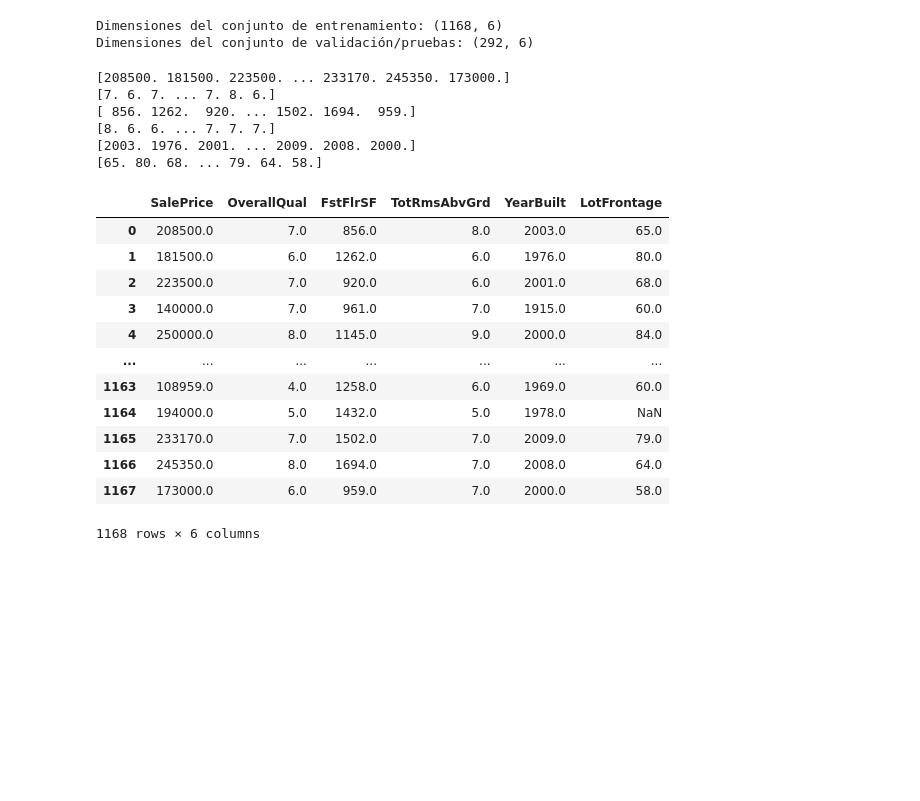
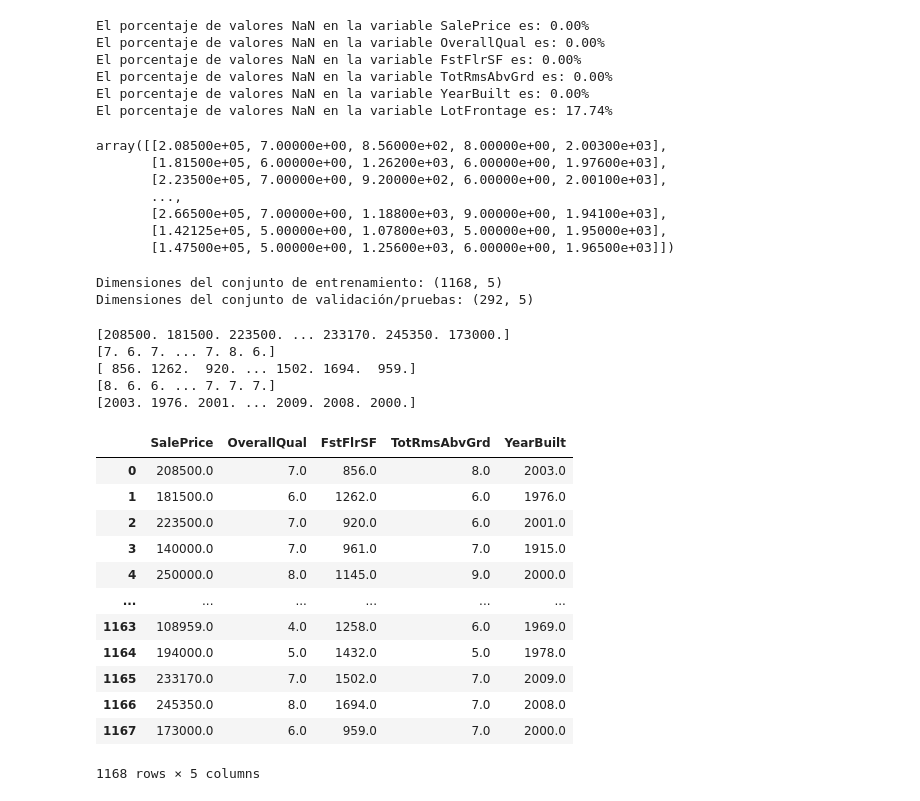
Before and after one commit to dihego2402/ASfifds, a Jupyter notebook: Proyecto.ipynb, the cells around one changed output. Drawn from its saved outputs; the diff is of its cells as text; code cells hidden in the pictures; blank space fills up the shorter version.

```diff
--- a/Proyecto.ipynb
+++ b/Proyecto.ipynb
@@ -16,60 +60,91 @@ dataset = np.load("/Users/diegoalvarez/Documents/Maestria/Python/Proyecto/proyec
+# %%
+#Revisión de datos NaN
+porcentaje_nan_s = (df['SP'].isna().sum() / len(df['SP'])) * 100
+porcentaje_nan_o = (df['OQ'].isna().sum() / len(df['OQ'])) * 100
+porcentaje_nan_f = (df['FFSF'].isna().sum() / len(df['FFSF'])) * 100
+porcentaje_nan_t = (df['TRAG'].isna().sum() / len(df['TRAG'])) * 100
+porcentaje_nan_y = (df['YB'].isna().sum() / len(df['YB'])) * 100
+porcentaje_nan_l = (df['LF'].isna().sum() / len(df['LF'])) * 100
+print(f'El porcentaje de valores NaN en la variable SalePrice es: {porcentaje_nan_s:.2f}%')
+print(f'El porcentaje de valores NaN en la variable OverallQual es: {porcentaje_nan_o:.2f}%')
+print(f'El porcentaje de valores NaN en la variable FstFlrSF es: {porcentaje_nan_f:.2f}%')
+print(f'El porcentaje de valores NaN en la variable TotRmsAbvGrd es: {porcentaje_nan_t:.2f}%')
+print(f'El porcentaje de valores NaN en la variable YearBuilt es: {porcentaje_nan_y:.2f}%')
+print(f'El porcentaje de valores NaN en la variable LotFrontage es: {porcentaje_nan_l:.2f}%')
+# %% [output]
+El porcentaje de valores NaN en la variable SalePrice es: 0.00%
+El porcentaje de valores NaN en la variable OverallQual es: 0.00%
+El porcentaje de valores NaN en la variable FstFlrSF es: 0.00%
+El porcentaje de valores NaN en la variable TotRmsAbvGrd es: 0.00%
+El porcentaje de valores NaN en la variable YearBuilt es: 0.00%
+El porcentaje de valores NaN en la variable LotFrontage es: 17.74%
+# %%
+#Debido que la columna LF posee mas del 10% de datos NaN, como buena practica se procedera a eliminarla
+
+col_elim = 5
+dataset_v2 = np.delete(dataset, col_elim, axis=1)
+dataset_v2
+# %% [output]
+array([[2.08500e+05, 7.00000e+00, 8.56000e+02, 8.00000e+00, 2.00300e+03],
+       [1.81500e+05, 6.00000e+00, 1.26200e+03, 6.00000e+00, 1.97600e+03],
+       [2.23500e+05, 7.00000e+00, 9.20000e+02, 6.00000e+00, 2.00100e+03],
+       ...,
+       [2.66500e+05, 7.00000e+00, 1.18800e+03, 9.00000e+00, 1.94100e+03],
+       [1.42125e+05, 5.00000e+00, 1.07800e+03, 5.00000e+00, 1.95000e+03],
+       [1.47500e+05, 5.00000e+00, 1.25600e+03, 6.00000e+00, 1.96500e+03]])
 # %%
-tamano_total = len(dataset)
+tamano_total = len(dataset_v2)
 porcentaje_entrenamiento = 0.8
 
 #Calcular el índice para dividir datos
 indice_div = int(tamano_total * porcentaje_entrenamiento)
 
 #Dividir los datos en conjunto de entrenamiento y testing
-datos_entren = dataset[:indice_div, :]
-datos_val = dataset[indice_div:, :]
+datos_entren = dataset_v2[:indice_div, :]
+datos_val = dataset_v2[indice_div:, :]
 # %%
 print("Dimensiones del conjunto de entrenamiento:", datos_entren.shape)
 print("Dimensiones del conjunto de validación/pruebas:", datos_val.shape)
 # %% [output]
-Dimensiones del conjunto de entrenamiento: (1168, 6)
-Dimensiones del conjunto de validación/pruebas: (292, 6)
+Dimensiones del conjunto de entrenamiento: (1168, 5)
+Dimensiones del conjunto de validación/pruebas: (292, 5)
 # %%
 SalePrice = datos_entren[:, 0]
 OverallQual = datos_entren[:, 1]
 FstFlrSF = datos_entren[:, 2]
 TotRmsAbvGrd = datos_entren[:, 3]
 YearBuilt = datos_entren[:, 4]
-LotFrontage = datos_entren[:, 5]
 print(SalePrice)
 print(OverallQual)
 print(FstFlrSF)
 print(TotRmsAbvGrd)
 print(YearBuilt)
-print(LotFrontage)
 # %% [output]
 [208500. 181500. 223500. ... 233170. 245350. 173000.]
 [7. 6. 7. ... 7. 8. 6.]
 [ 856. 1262.  920. ... 1502. 1694.  959.]
 [8. 6. 6. ... 7. 7. 7.]
 [2003. 1976. 2001. ... 2009. 2008. 2000.]
-[65. 80. 68. ... 79. 64. 58.]
 # %%
 dataframe = {'SalePrice': (SalePrice),
                  'OverallQual': (OverallQual),
                  'FstFlrSF': (FstFlrSF),
                  'TotRmsAbvGrd': (TotRmsAbvGrd),
                  'YearBuilt': (YearBuilt),
-                 'LotFrontage': (LotFrontage)
             }
 df1 = pd.DataFrame(dataframe)
 df1
 # %% [output]
-|  | SalePrice | OverallQual | FstFlrSF | TotRmsAbvGrd | YearBuilt | LotFrontage |
-| 0 | 208500.0 | 7.0 | 856.0 | 8.0 | 2003.0 | 65.0 |
-| 1 | 181500.0 | 6.0 | 1262.0 | 6.0 | 1976.0 | 80.0 |
-| 2 | 223500.0 | 7.0 | 920.0 | 6.0 | 2001.0 | 68.0 |
-| 3 | 140000.0 | 7.0 | 961.0 | 7.0 | 1915.0 | 60.0 |
-| 4 | 250000.0 | 8.0 | 1145.0 | 9.0 | 2000.0 | 84.0 |
-| ... | ... | ... | ... | ... | ... | ... |
-| 1163 | 108959.0 | 4.0 | 1258.0 | 6.0 | 1969.0 | 60.0 |
-| 1164 | 194000.0 | 5.0 | 1432.0 | 5.0 | 1978.0 | NaN |
-| 1165 | 233170.0 | 7.0 | 1502.0 | 7.0 | 2009.0 | 79.0 |
-| 1166 | 245350.0 | 8.0 | 1694.0 | 7.0 | 2008.0 | 64.0 |
-| 1167 | 173000.0 | 6.0 | 959.0 | 7.0 | 2000.0 | 58.0 |
+|  | SalePrice | OverallQual | FstFlrSF | TotRmsAbvGrd | YearBuilt |
+| 0 | 208500.0 | 7.0 | 856.0 | 8.0 | 2003.0 |
+| 1 | 181500.0 | 6.0 | 1262.0 | 6.0 | 1976.0 |
+| 2 | 223500.0 | 7.0 | 920.0 | 6.0 | 2001.0 |
+| 3 | 140000.0 | 7.0 | 961.0 | 7.0 | 1915.0 |
+| 4 | 250000.0 | 8.0 | 1145.0 | 9.0 | 2000.0 |
+| ... | ... | ... | ... | ... | ... |
+| 1163 | 108959.0 | 4.0 | 1258.0 | 6.0 | 1969.0 |
+| 1164 | 194000.0 | 5.0 | 1432.0 | 5.0 | 1978.0 |
+| 1165 | 233170.0 | 7.0 | 1502.0 | 7.0 | 2009.0 |
+| 1166 | 245350.0 | 8.0 | 1694.0 | 7.0 | 2008.0 |
+| 1167 | 173000.0 | 6.0 | 959.0 | 7.0 | 2000.0 |
-1168 rows × 6 columns
+1168 rows × 5 columns
```
Also changed, not shown: parts of 8 cells of this notebook.
